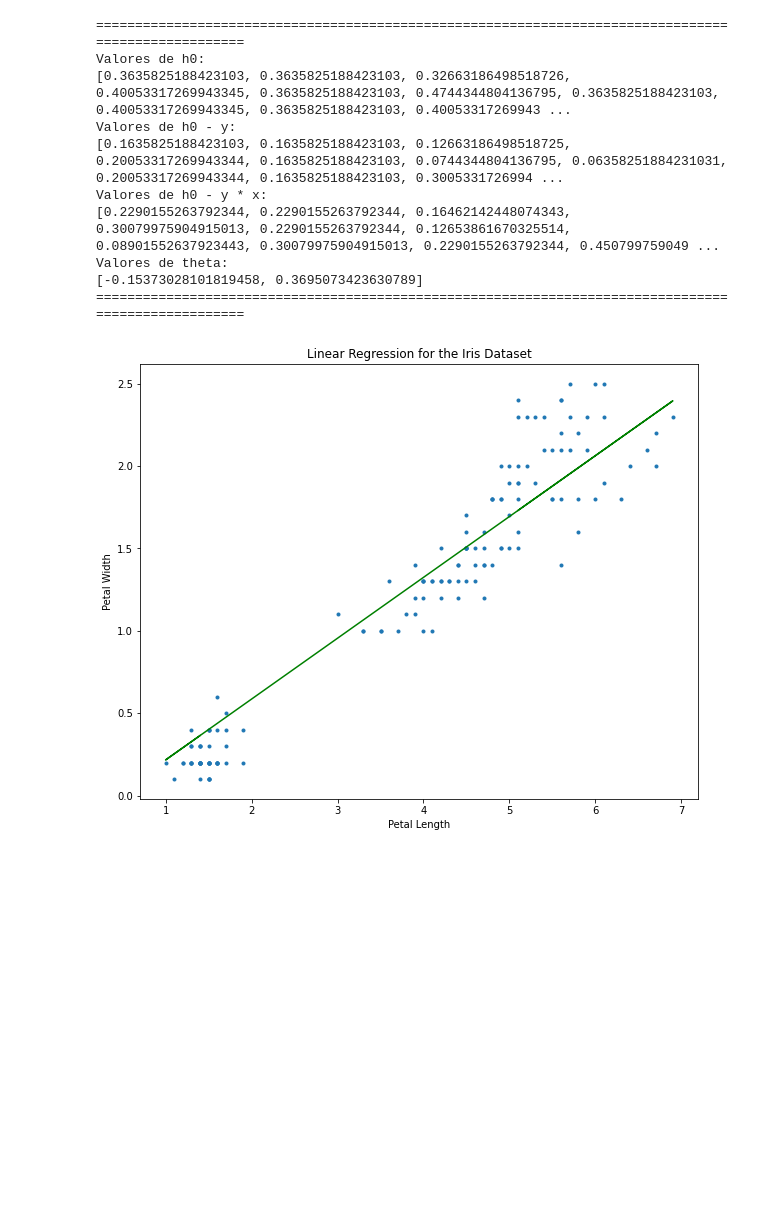
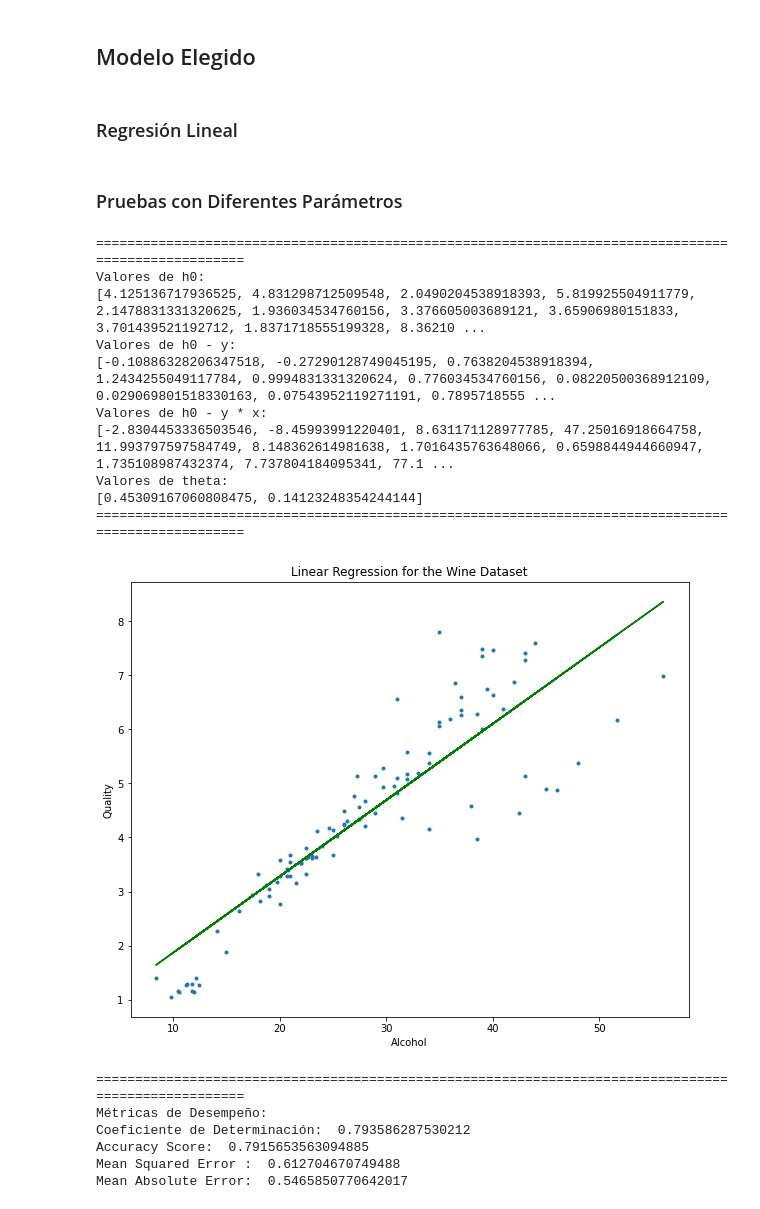
Before and after one commit to A01749448/momento-retroalimentacion-m2, a Jupyter notebook: momentoDeRetroalimentacionM2.ipynb, the cells around one changed output. Drawn from its saved outputs; the diff is of its cells as text; code cells hidden in the pictures; blank space fills up the shorter version.

```diff
--- a/momentoDeRetroalimentacionM2.ipynb
+++ b/momentoDeRetroalimentacionM2.ipynb
@@ -21,0 +24,5 @@ df_y = df['petal width']
+# %%
+# Dataset
+df = pd.read_csv('/content/Fish.csv', sep = ',')
+df = df.head(300)
+df
@@ -22,5 +125,20 @@ df_y = df['petal width']
+# %%
+'''
+Ya que no existen valores nulos, solo es necesario preparar los datos para
+ser procesados por el modelo, separar en valores de entrenamiento y pruebas
+'''
+
+x = df.copy()['Length2']
+y = df['Width']
+
+# Training y Testing
+x_train, x_test, y_train, y_test = train_test_split(x, y, test_size = 0.35, random_state = 0)
+# %% [markdown]
+## Modelo Elegido
+# %% [markdown]
+### Regresión Lineal
 # %%
-def linear_regression(x, y, n_iterations):
+def linear_regression(x, y, n_iterations, alpha):
   '''
   Función que implementa la técnica de machine
   learning de regresión líneal
@@ -29,7 +147,7 @@ def linear_regression(x, y, n_iterations):
   h = lambda x, theta: theta[0] + theta[1] * x
   # Valores iniciales
   theta = [1, 1]
-  alpha = 0.0001
+  #alpha = 0.0001
   n = len(x)
 
   while n_iterations != 0:
@@ -60,21 +178,43 @@ def linear_regression(x, y, n_iterations):
   plt.figure(figsize=(10, 8))
   plt.scatter(x, y, marker='.')
   plt.plot(x, all_h0, color = 'green')
-  plt.title('Linear Regression for the Iris Dataset')
-  plt.xlabel('Petal Length')
-  plt.ylabel('Petal Width')
+  plt.title('Linear Regression for the Wine Dataset')
+  plt.xlabel('Alcohol')
+  plt.ylabel('Quality')
   plt.show()
+  return all_h0
+
+def metricas(real, prediccion):
+  correlation_matrix = np.corrcoef(real, prediccion)
+  correlation = correlation_matrix[0,1]
+  r_squared = correlation**2
+  print('=' * 100)
+  print('Métricas de Desempeño: ')
+  print('Coeficiente de Determinación: ', r_squared)
+  print('Accuracy Score: ', metrics.r2_score(real, prediccion))
+  print('Mean Squared Error : ', metrics.mean_squared_error(real, prediccion))
+  print('Mean Absolute Error: ', metrics.mean_absolute_error(real, prediccion))
-# %%
-linear_regression(df_x, df_y, 100000)
-# %% [output]
-====================================================================================================
-Valores de h0:
-[0.3635825188423103, 0.3635825188423103, 0.32663186498518726, 0.40053317269943345, 0.3635825188423103, 0.4744344804136795, 0.3635825188423103, 0.40053317269943345, 0.3635825188423103, 0.40053317269943 ...
-Valores de h0 - y:
-[0.1635825188423103, 0.1635825188423103, 0.12663186498518725, 0.20053317269943344, 0.1635825188423103, 0.0744344804136795, 0.06358251884231031, 0.20053317269943344, 0.1635825188423103, 0.3005331726994 ...
-Valores de h0 - y * x:
-[0.2290155263792344, 0.2290155263792344, 0.16462142448074343, 0.30079975904915013, 0.2290155263792344, 0.12653861670325514, 0.08901552637923443, 0.30079975904915013, 0.2290155263792344, 0.450799759049 ...
-Valores de theta:
-[-0.15373028101819458, 0.3695073423630789]
-====================================================================================================
-[figure, removed]
+# %% [markdown]
+### Pruebas con Diferentes Parámetros
+# %%
+# Prueba 1
+prediccion1 = linear_regression(x_train, y_train, 100000, 0.0001)
+metricas(y_train, prediccion1)
+# %% [output]
+====================================================================================================
+Valores de h0:
+[4.125136717936525, 4.831298712509548, 2.0490204538918393, 5.819925504911779, 2.1478831331320625, 1.936034534760156, 3.376605003689121, 3.65906980151833, 3.701439521192712, 1.8371718555199328, 8.36210 ...
+Valores de h0 - y:
+[-0.10886328206347518, -0.27290128749045195, 0.7638204538918394, 1.2434255049117784, 0.9994831331320624, 0.776034534760156, 0.08220500368912109, 0.029069801518330163, 0.07543952119271191, 0.7895718555 ...
+Valores de h0 - y * x:
+[-2.8304453336503546, -8.45993991220401, 8.631171128977785, 47.25016918664758, 11.993797597584749, 8.148362614981638, 1.7016435763648066, 0.6598844944660947, 1.735108987432374, 7.737804184095341, 77.1 ...
+Valores de theta:
+[0.45309167060808475, 0.14123248354244144]
+====================================================================================================
+[figure, added]
+====================================================================================================
+Métricas de Desempeño:
+Coeficiente de Determinación:  0.793586287530212
+Accuracy Score:  0.7915653563094885
+Mean Squared Error :  0.612704670749488
+Mean Absolute Error:  0.5465850770642017
```
Also changed, not shown: parts of 25 cells of this notebook.
